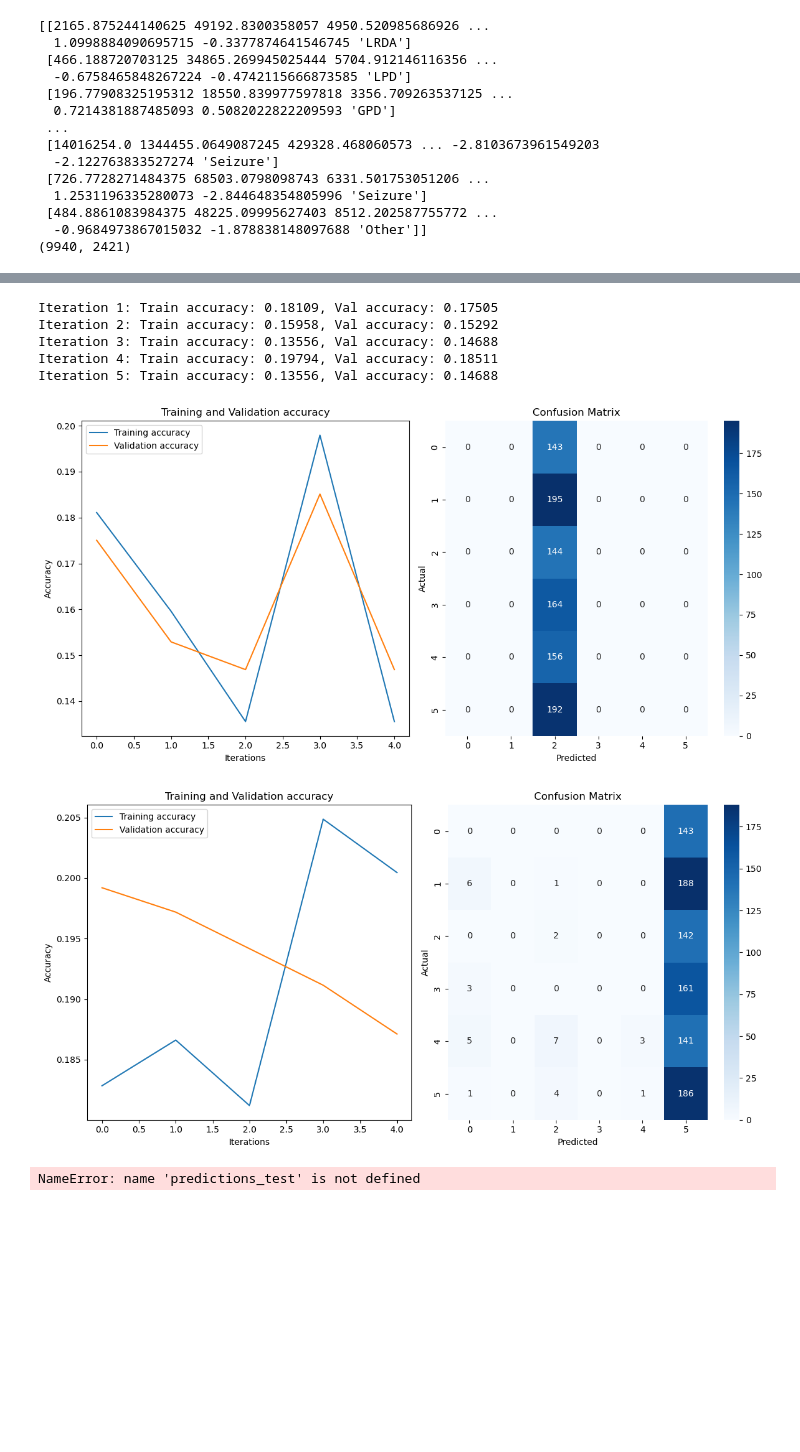
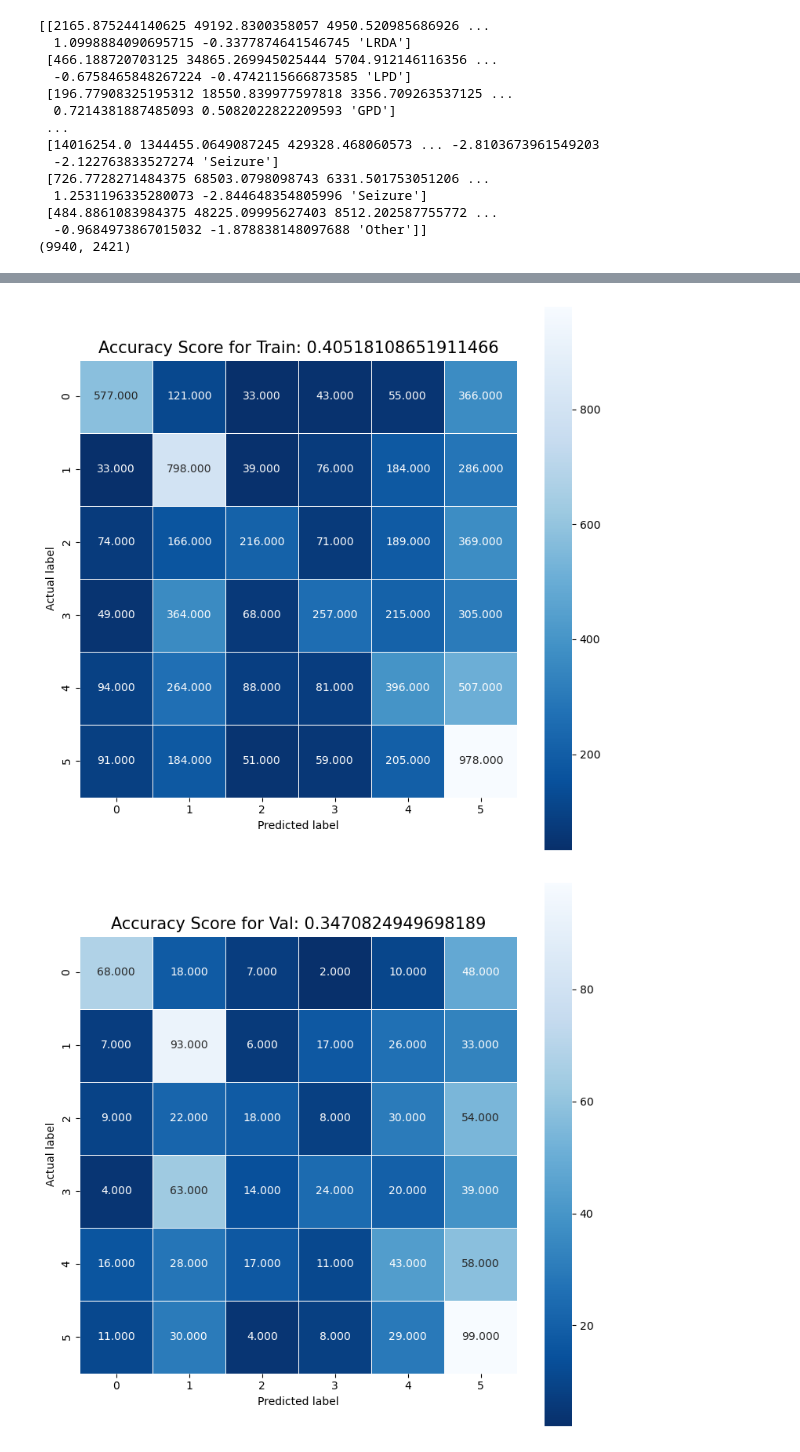
Before and after one commit to BrennanLagasse/HMS-Brain-Activity-Classification, a Jupyter notebook: neural_networks/eeg_neural_network.ipynb, the cells around one changed output, grey strips where cells are left out. Drawn from its saved outputs; the diff is of its cells as text; code cells hidden in the pictures; blank space fills up the shorter version.

```diff
--- a/neural_networks/eeg_neural_network.ipynb
+++ b/neural_networks/eeg_neural_network.ipynb
@@ -109,36 +106,0 @@ The test results.... 20.32%
-# %%
-models = []
-train_scores = []
-val_scores = []
-
-num_iterations = 5
-
-for i in range(num_iterations):
-    model = MLPClassifier(hidden_layer_sizes=(1000, 1000, 1000, 6), batch_size = 100, solver = 'adam')
-    model.partial_fit(x_train, y_train, classes=np.unique(y_train))
-
-    score_train = model.score(x_train, y_train)
-    train_scores.append(score_train)
-
-    score_val = model.score(x_val, y_val)
-    val_scores.append(score_val)
-
-    models.append(model)
-
-    print(f"Iteration {i+1}: Train accuracy: {score_train:.5f}, Val accuracy: {score_val:.5f}")
-
-predictions_test = model.predict(x_test)
-score_test = model.score(x_test, y_test)
-
-graph()
-# %% [output]
-Iteration 1: Train accuracy: 0.18109, Val accuracy: 0.17505
-Iteration 2: Train accuracy: 0.15958, Val accuracy: 0.15292
-Iteration 3: Train accuracy: 0.13556, Val accuracy: 0.14688
-Iteration 4: Train accuracy: 0.19794, Val accuracy: 0.18511
-Iteration 5: Train accuracy: 0.13556, Val accuracy: 0.14688
-[figure, removed]
-# %%
-graph()
-# %% [output]
-[figure, removed]
@@ -177,10 +107,18 @@ def graph():
 # %%
-cm = skmetrics.confusion_matrix(y_test, predictions_test)
-plt.figure(figsize=(9,9))
-sns.heatmap(cm, annot=True, fmt=".3f", linewidths=.5, square = True, cmap = 'Blues_r')
-plt.ylabel('Actual label')
-plt.xlabel('Predicted label')
-all_sample_title = 'Accuracy Score: {0}'.format(score_test)
-plt.title(all_sample_title, size = 15)
+best_model = models[best_model_idx]
+
+def confusion(predictions, actual, score, set):
+    cm = skmetrics.confusion_matrix(actual, predictions)
+    plt.figure(figsize=(9,9))
+    sns.heatmap(cm, annot=True, fmt=".3f", linewidths=.5, square = True, cmap = 'Blues_r')
+    plt.ylabel('Actual label')
+    plt.xlabel('Predicted label')
+    all_sample_title = f'Accuracy Score for {set}: {score}'
+    plt.title(all_sample_title, size = 15)
+
+confusion(best_model.predict(x_train), y_train, best_model.score(x_train, y_train), "Train")
+confusion(best_model.predict(x_val), y_val, best_model.score(x_val, y_val), "Val")
+confusion(best_model.predict(x_test), y_test, best_model.score(x_test, y_test), "Test")
 # %% [output]
-NameError: name 'predictions_test' is not defined
+[figure, added]
+[figure, added]
```
Also changed, not shown: parts of 15 cells of this notebook, 1 other file.
